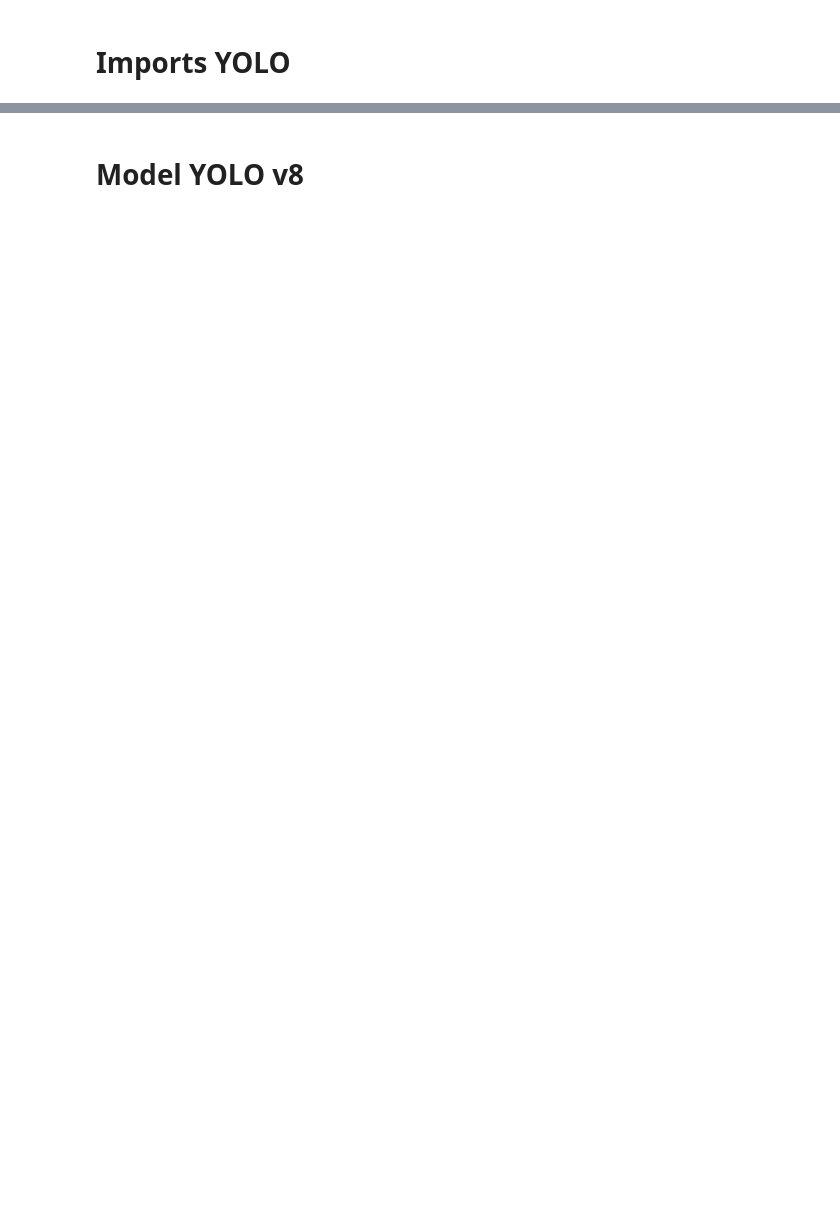
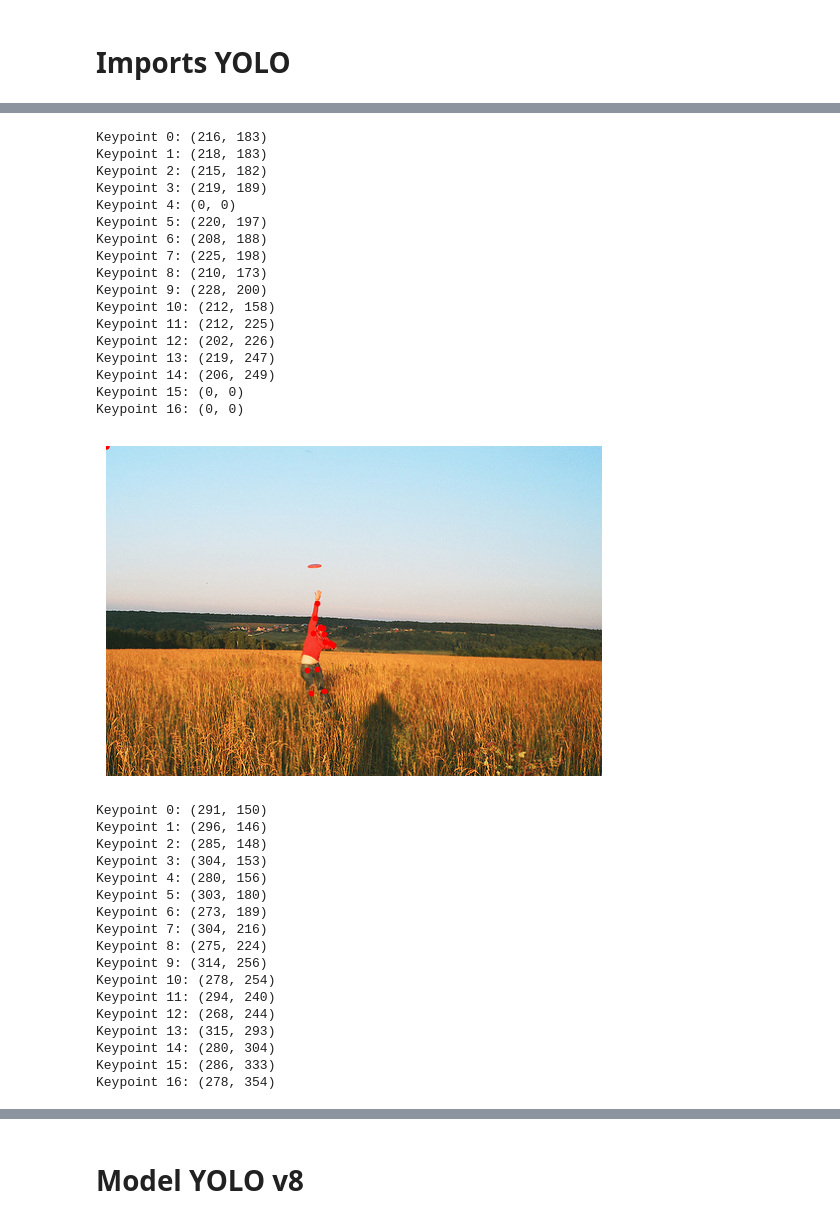
Before and after one commit to BRp99/YOLO_MediaPipe_COCO_dataset_comparison, a Jupyter notebook: person_keypoints_yolo.ipynb, the cells around one changed output, grey strips where cells are left out. Saved outputs shown, nothing was run; the diff lists cells and outputs as text; code cells hidden in the pictures; blank space fills up the shorter version.

```diff
--- a/person_keypoints_yolo.ipynb
+++ b/person_keypoints_yolo.ipynb
@@ -6,0 +26,6 @@ import time
+# %%
+dataDir = './coco/'
+dataType = 'val2017'
+annFile = '{}/annotations/person_keypoints_{}.json'.format(dataDir, dataType)
+coco = COCO(annFile)
+output_folder = "./extracted_images_from_coco"
@@ -6,0 +39,74 @@ import time
+# %%
+images_id_for_person_keypoints = [259097, 364102, 378454, 409198, 343937, 80273, 563349, 68628, 125472, 190007]
+true_keypoints_list = {}
+
+for image_id in images_id_for_person_keypoints:
+
+    annIds = coco.getAnnIds(imgIds=image_id, iscrowd=None)
+    anns = coco.loadAnns(annIds)
+
+
+    img_info = coco.loadImgs(image_id)[0]
+    img_path = './coco/images/val2017/{}'.format(img_info['file_name'])
+
+
+    image = np.array(Image.open(img_path))
+
+
+    fig, ax = plt.subplots(1)
+    ax.imshow(image)
+    ax.axis('off')
+
+    keypoints_per_image = []
+
+    for ann in anns:
+        keypoints = ann['keypoints']
+
+        x = keypoints[0::3]
+        y = keypoints[1::3]
+        keypoints_per_image.append(list(zip(x,y)))
+        ax.scatter(x, y, s=10, c='r', marker='o')
+        for i, (xx, yy) in enumerate(zip(x, y)):
+            #ax.annotate(f"Keypoint {i}: ({xx}, {yy})", (xx, yy), color='r')
+            print(f"Keypoint {i}: ({xx}, {yy})")
+
+        true_keypoints_list[image_id] = keypoints_per_image
+
+
+    plt.show()
+# %% [output]
+Keypoint 0: (216, 183)
+Keypoint 1: (218, 183)
+Keypoint 2: (215, 182)
+Keypoint 3: (219, 189)
+Keypoint 4: (0, 0)
+Keypoint 5: (220, 197)
+Keypoint 6: (208, 188)
+Keypoint 7: (225, 198)
+Keypoint 8: (210, 173)
+Keypoint 9: (228, 200)
+Keypoint 10: (212, 158)
+Keypoint 11: (212, 225)
+Keypoint 12: (202, 226)
+Keypoint 13: (219, 247)
+Keypoint 14: (206, 249)
+Keypoint 15: (0, 0)
+Keypoint 16: (0, 0)
+[figure, added]
+Keypoint 0: (291, 150)
+Keypoint 1: (296, 146)
+Keypoint 2: (285, 148)
+Keypoint 3: (304, 153)
+Keypoint 4: (280, 156)
+Keypoint 5: (303, 180)
+Keypoint 6: (273, 189)
+Keypoint 7: (304, 216)
+Keypoint 8: (275, 224)
+Keypoint 9: (314, 256)
+Keypoint 10: (278, 254)
+Keypoint 11: (294, 240)
+Keypoint 12: (268, 244)
+Keypoint 13: (315, 293)
+Keypoint 14: (280, 304)
+Keypoint 15: (286, 333)
+Keypoint 16: (278, 354)
```
Also changed, not shown: parts of 25 cells of this notebook.
